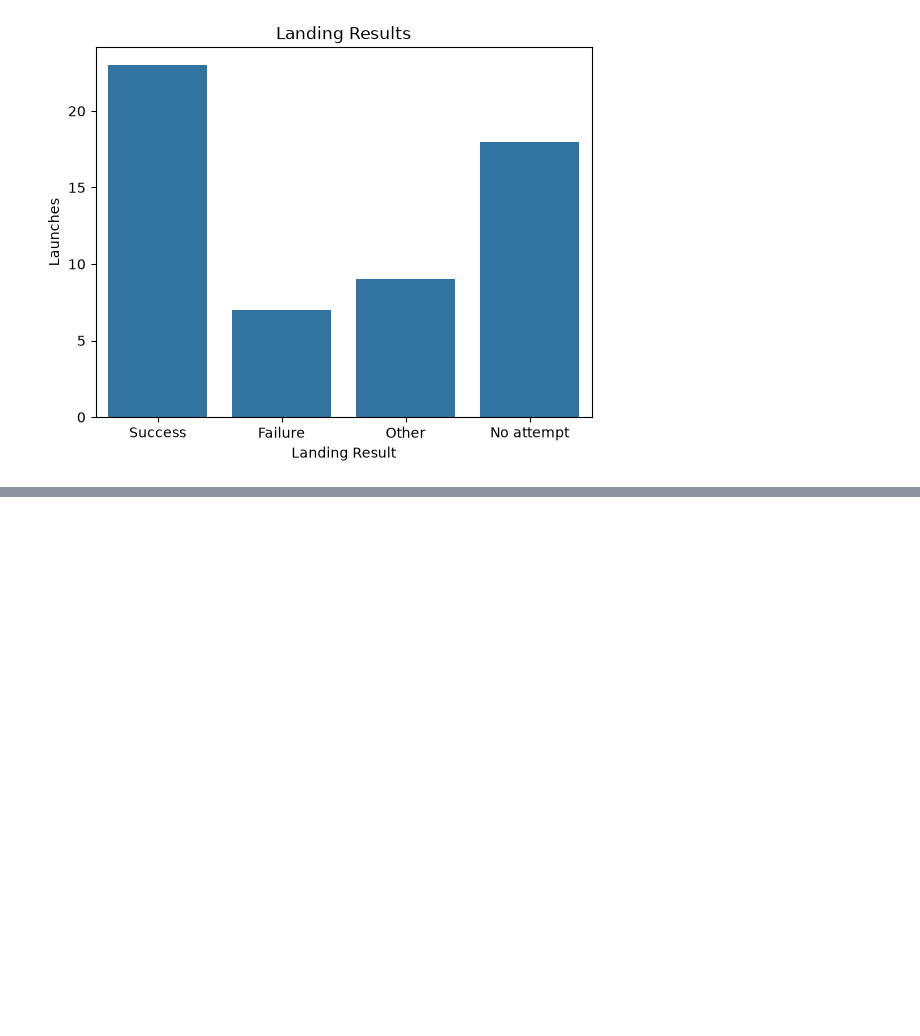
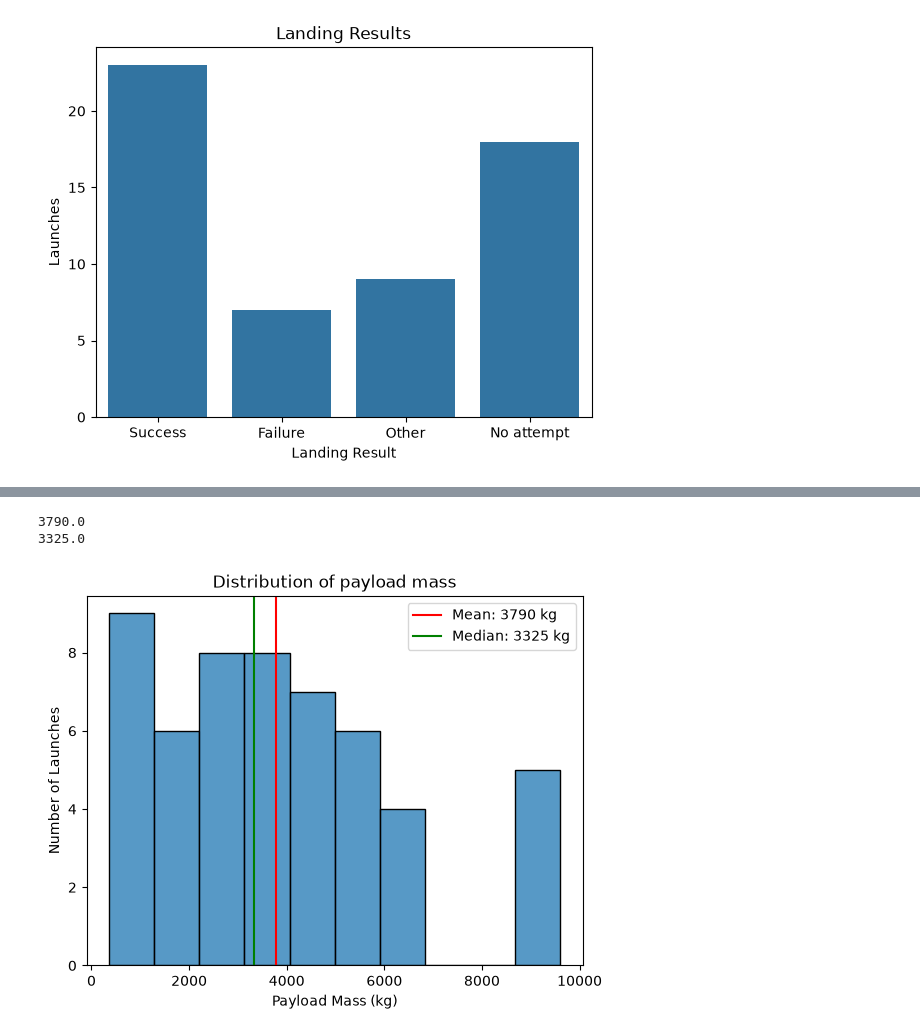
Before and after one commit to harshaie/AI-Foundations-Project, a Jupyter notebook: AI Foundations Project.ipynb, the cells around one changed output, grey strips where cells are left out. Saved outputs shown, nothing was run; the diff lists cells and outputs as text; code cells hidden in the pictures; blank space fills up the shorter version.

```diff
--- a/AI Foundations Project.ipynb
+++ b/AI Foundations Project.ipynb
@@ -409,0 +416,20 @@ plt.close()
+# %%
+mean_mass = clean["Payload Mass (kg)"].mean()
+median_mass = clean["Payload Mass (kg)"].median()
+# %%
+print(f"{mean_mass:.1f}")
+print(median_mass)
+# %% [output]
+3790.0
+3325.0
+# %%
+sns.histplot(data = clean, x = "Payload Mass (kg)", bins = 10)
+plt.axvline(mean_mass, color="red", label=f"Mean: {mean_mass:.0f} kg")
+plt.axvline(median_mass, color="green", label=f"Median: {median_mass:.0f} kg")
+plt.title("Distribution of payload mass")
+plt.ylabel("Number of Launches")
+plt.legend()
+plt.show()
+plt.close()
+# %% [output]
+[figure, added]
```
Also changed, not shown: parts of 2 cells of this notebook.
